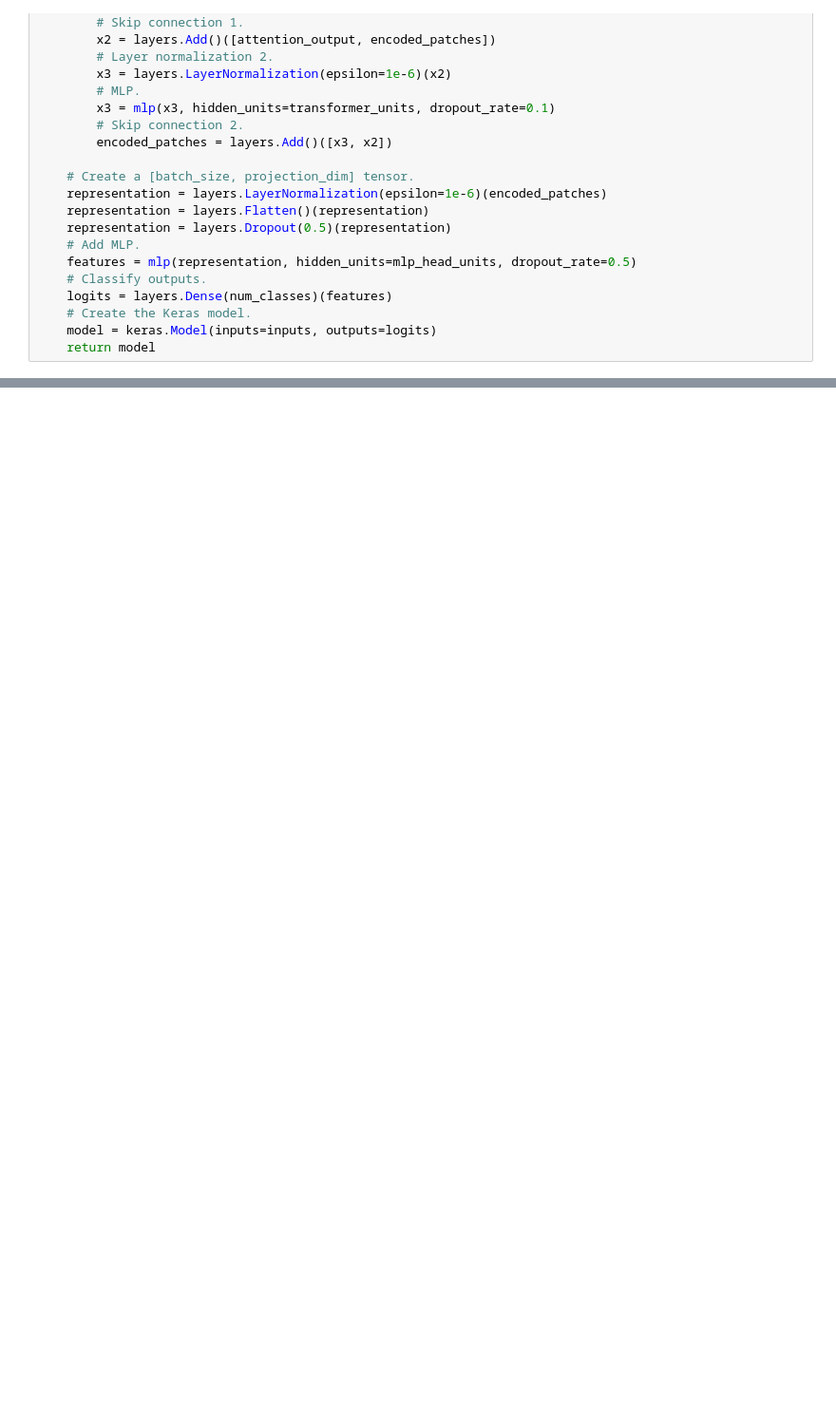
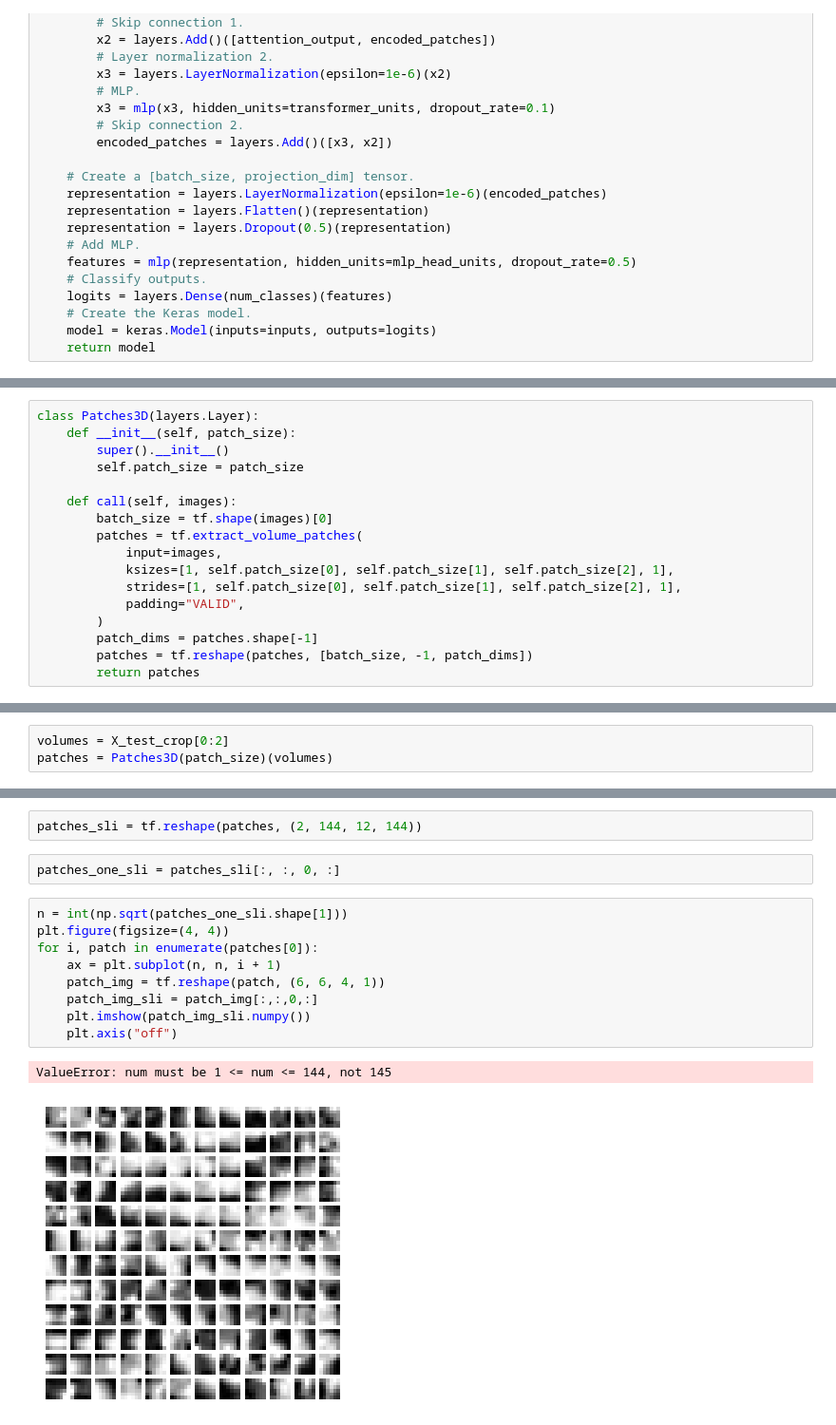
Before and after one commit to acherking/CT-MRI_LandmarkDetection, a Jupyter notebook: Preparation/vision_transformer_model.ipynb, the cells around one changed output, grey strips where cells are left out. Shown at 95% size. Saved outputs shown, nothing was run; the diff lists cells and outputs as text; blank space fills up the shorter version.

```diff
--- a/Preparation/vision_transformer_model.ipynb
+++ b/Preparation/vision_transformer_model.ipynb
@@ -161,0 +233,17 @@ def create_vit_classifier():
+# %%
+class Patches3D(layers.Layer):
+    def __init__(self, patch_size):
+        super().__init__()
+        self.patch_size = patch_size
+
+    def call(self, images):
+        batch_size = tf.shape(images)[0]
+        patches = tf.extract_volume_patches(
+            input=images,
+            ksizes=[1, self.patch_size[0], self.patch_size[1], self.patch_size[2], 1],
+            strides=[1, self.patch_size[0], self.patch_size[1], self.patch_size[2], 1],
+            padding="VALID",
+        )
+        patch_dims = patches.shape[-1]
+        patches = tf.reshape(patches, [batch_size, -1, patch_dims])
+        return patches
@@ -161,0 +263,3 @@ def create_vit_classifier():
+# %%
+volumes = X_test_crop[0:2]
+patches = Patches3D(patch_size)(volumes)
@@ -161,0 +276,16 @@ def create_vit_classifier():
+# %%
+patches_sli = tf.reshape(patches, (2, 144, 12, 144))
+# %%
+patches_one_sli = patches_sli[:, :, 0, :]
+# %%
+n = int(np.sqrt(patches_one_sli.shape[1]))
+plt.figure(figsize=(4, 4))
+for i, patch in enumerate(patches[0]):
+    ax = plt.subplot(n, n, i + 1)
+    patch_img = tf.reshape(patch, (6, 6, 4, 1))
+    patch_img_sli = patch_img[:,:,0,:]
+    plt.imshow(patch_img_sli.numpy())
+    plt.axis("off")
+# %% [output]
+ValueError: num must be 1 <= num <= 144, not 145
+[figure, added]
```
Also changed, not shown: parts of 10 cells of this notebook, 1 other file.
